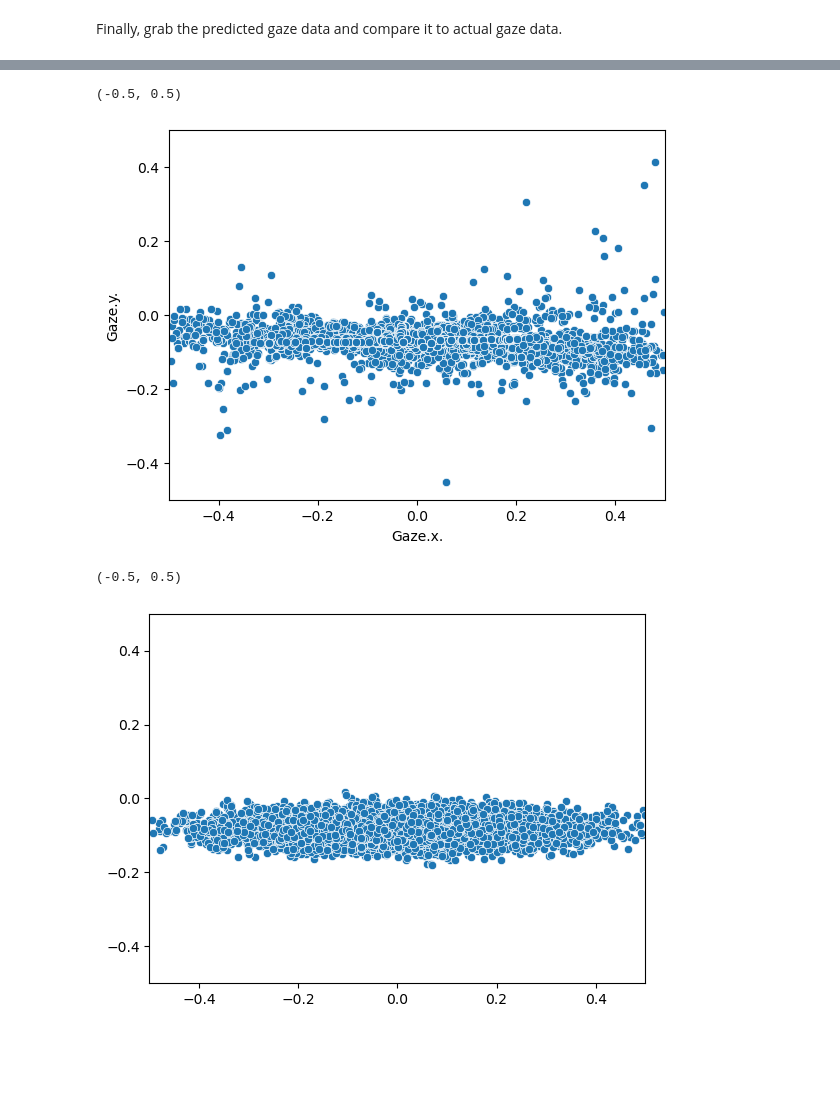
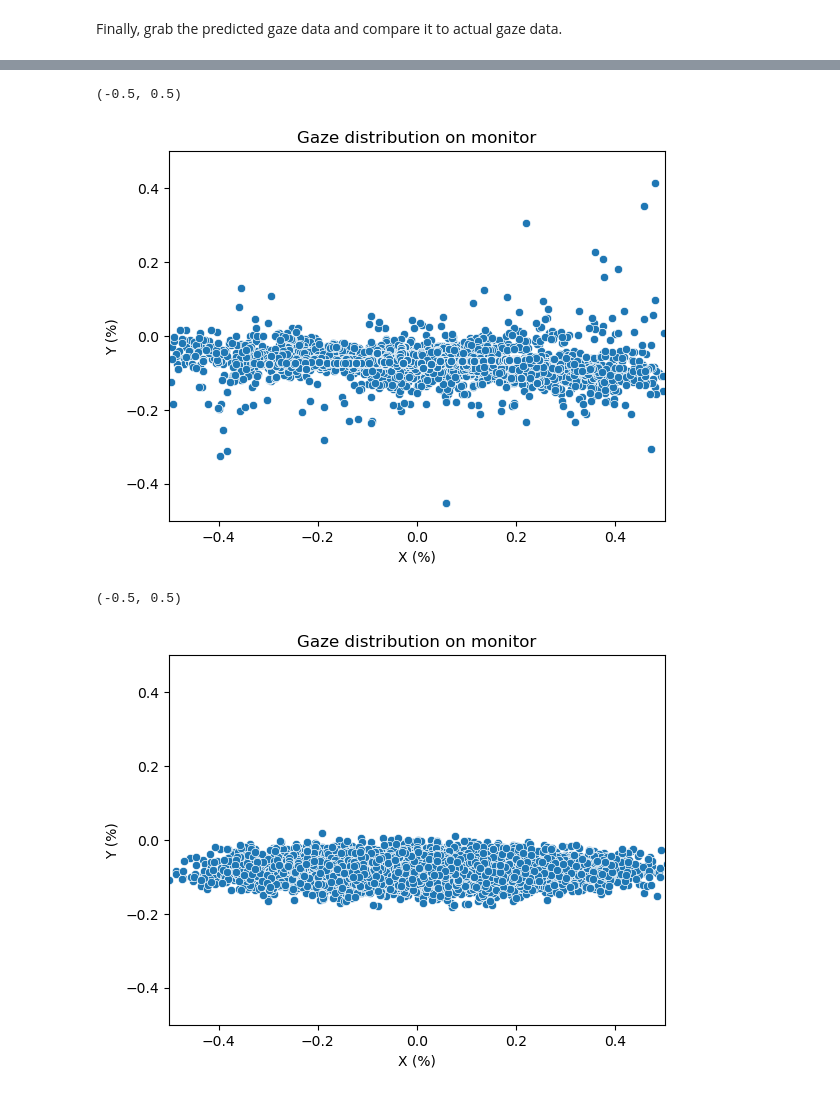
Before and after one commit to jerrymhuang/DreamDrone, a Jupyter notebook: FinalProject/gaze_stan.ipynb, the cells around one changed output, grey strips where cells are left out. Drawn from its saved outputs; the diff is of its cells as text; code cells hidden in the pictures; blank space fills up the shorter version.

```diff
--- a/FinalProject/gaze_stan.ipynb
+++ b/FinalProject/gaze_stan.ipynb
@@ -14,7 +14,7 @@ nest_asyncio.apply()
 DISPLAY_X, DISPLAY_Y = 2560, 1080
 # %%
 # Read in the data
-dataset = pd.read_csv('../data/full_data2.csv', usecols=['Lap_Number', 'Subject', 'Gaze.x.', 'Gaze.y.', 'Ang_Pos'], sep=';')
+dataset = pd.read_csv('data/full_data2.csv', usecols=['Lap_Number', 'Subject', 'Gaze.x.', 'Gaze.y.', 'Ang_Pos'], sep=';')
 dataset = dataset.dropna()
 # %% [markdown]
 Dataset:
@@ -220,14 +268,22 @@ sns.histplot(results.iloc[:,10000:10100], bins=50, legend=False)
 # %%
+fig, ax = plt.subplots()
 sns.scatterplot(x=train_set['Gaze.x.'], y=train_set['Gaze.y.'])
-plt.xlim(-0.5, 0.5)
-plt.ylim(-0.5, 0.5)
+plt.title("Gaze distribution on monitor")
+plt.xlabel("X (%)")
+plt.ylabel("Y (%)")
+ax.set_xlim(-0.5, 0.5)
+ax.set_ylim(-0.5, 0.5)
 # %% [output]
 (-0.5, 0.5)
-[figure, old version]
+[figure, new version]
 # %%
+fig, ax = plt.subplots()
 sns.scatterplot(x=results.iloc[1:100,100:200].values.flatten(), y=results.iloc[1:100,10000:10100].values.flatten())
-plt.xlim(-0.5, 0.5)
-plt.ylim(-0.5, 0.5)
+plt.title("Gaze distribution on monitor")
+plt.xlabel("X (%)")
+plt.ylabel("Y (%)")
+ax.set_xlim(-0.5, 0.5)
+ax.set_ylim(-0.5, 0.5)
 # %% [output]
 (-0.5, 0.5)
-[figure, old version]
+[figure, new version]
```
Also changed, not shown: parts of 14 cells of this notebook.
